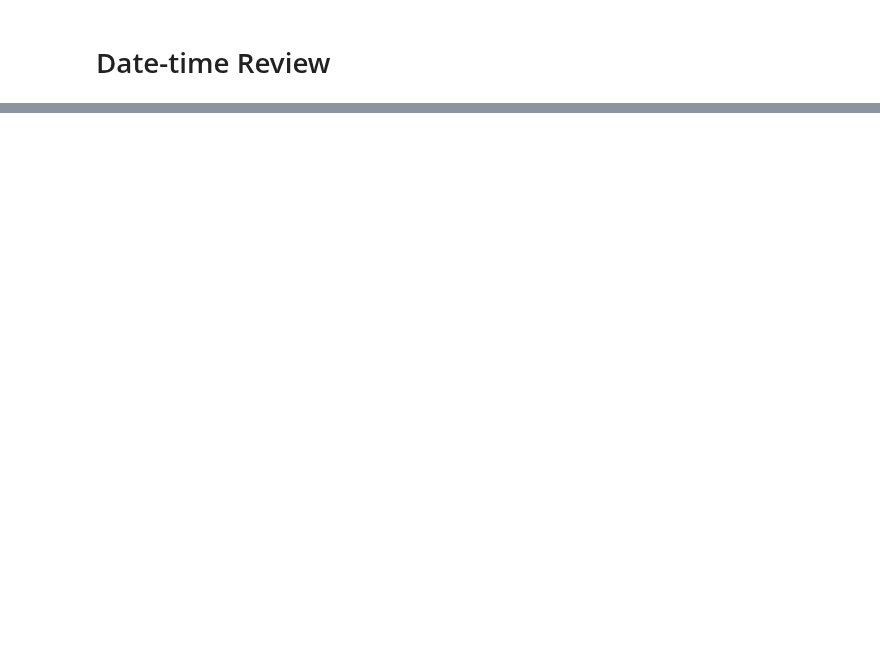
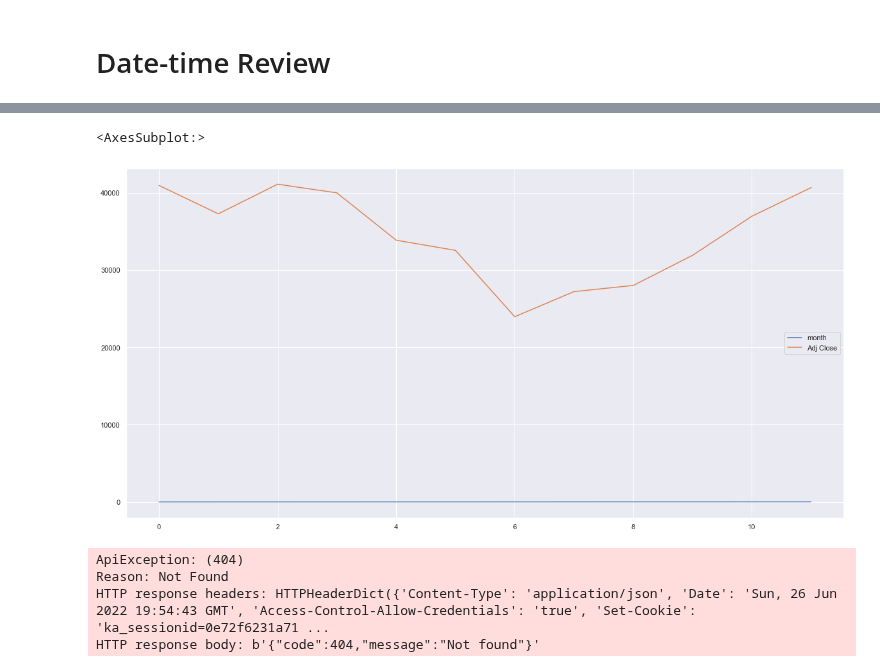
Before and after one commit to stephenkipkurui/Data-Science-Playground, a Jupyter notebook: Pandas4Everyone/Datetime.ipynb, the cells around one changed output, grey strips where cells are left out. Saved outputs shown, nothing was run; the diff lists cells and outputs as text; code cells hidden in the pictures; blank space fills up the shorter version.

```diff
--- a/Pandas4Everyone/Datetime.ipynb
+++ b/Pandas4Everyone/Datetime.ipynb
@@ -46,0 +117,5 @@ DatetimeIndex(['2017-06-26', '2017-06-27', '2017-06-28', '2017-06-29',
+# %%
+monthly_close_adj.plot()
+# %% [output]
+<AxesSubplot:>
+[figure, added]
@@ -46,0 +128,9 @@ DatetimeIndex(['2017-06-26', '2017-06-27', '2017-06-28', '2017-06-29',
+# %%
+api.dataset_download_file('beer-reviews',
+                          file_name='https://www.kaggle.com/datasets/rdoume/beerreviews?select=beer_reviews.csv',
+                          path='./')
+# %% [output]
+ApiException: (404)
+Reason: Not Found
+HTTP response headers: HTTPHeaderDict({'Content-Type': 'application/json', 'Date': 'Sun, 26 Jun 2022 19:54:43 GMT', 'Access-Control-Allow-Credentials': 'true', 'Set-Cookie': 'ka_sessionid=0e72f6231a71 ...
+HTTP response body: b'{"code":404,"message":"Not found"}'
```
Also changed, not shown: parts of 11 cells of this notebook, 1 other file.
